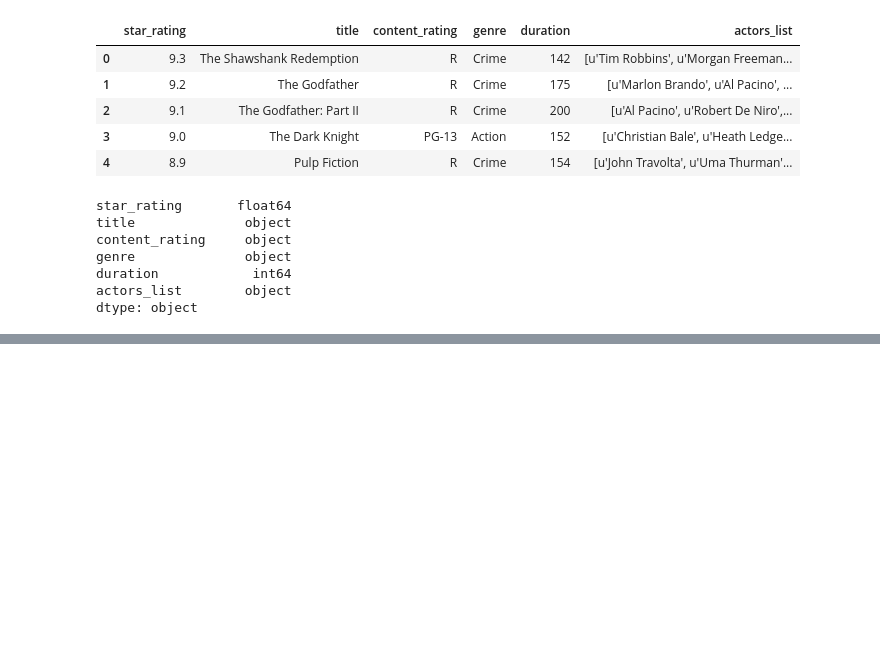
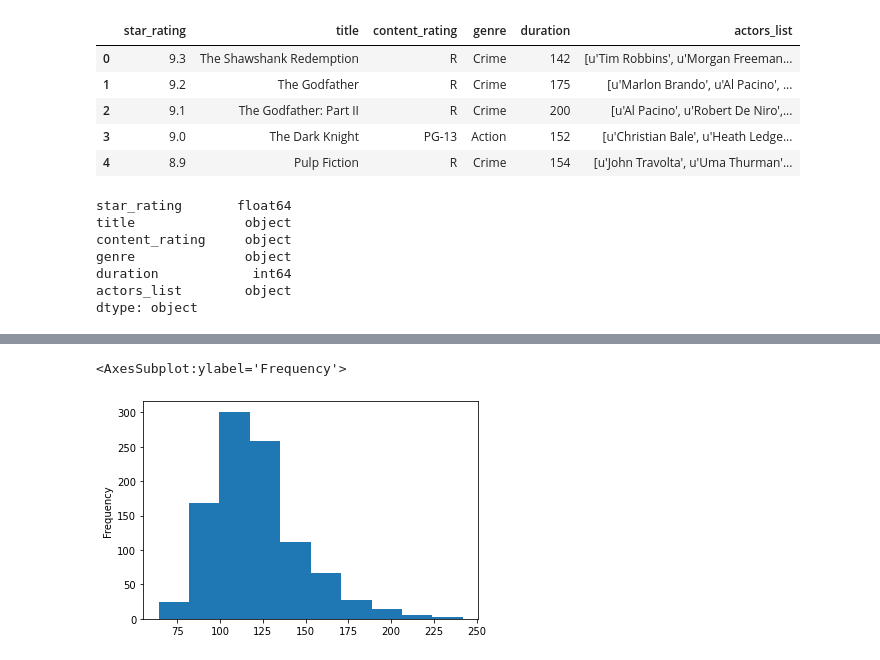
Before and after one commit to calebgasser/PersonalJupyterlab, a Jupyter notebook: Pandas/ExplorePandasSeries.ipynb, the cells around one changed output, grey strips where cells are left out. Saved outputs shown, nothing was run; the diff lists cells and outputs as text; code cells hidden in the pictures; blank space fills up the shorter version.

```diff
--- a/Pandas/ExplorePandasSeries.ipynb
+++ b/Pandas/ExplorePandasSeries.ipynb
@@ -23,0 +136,5 @@ dtype: object
+# %%
+movies.duration.plot(kind='hist')
+# %% [output]
+<AxesSubplot:ylabel='Frequency'>
+[figure, added]
```
Also changed, not shown: parts of 11 cells of this notebook, 36 other files.
